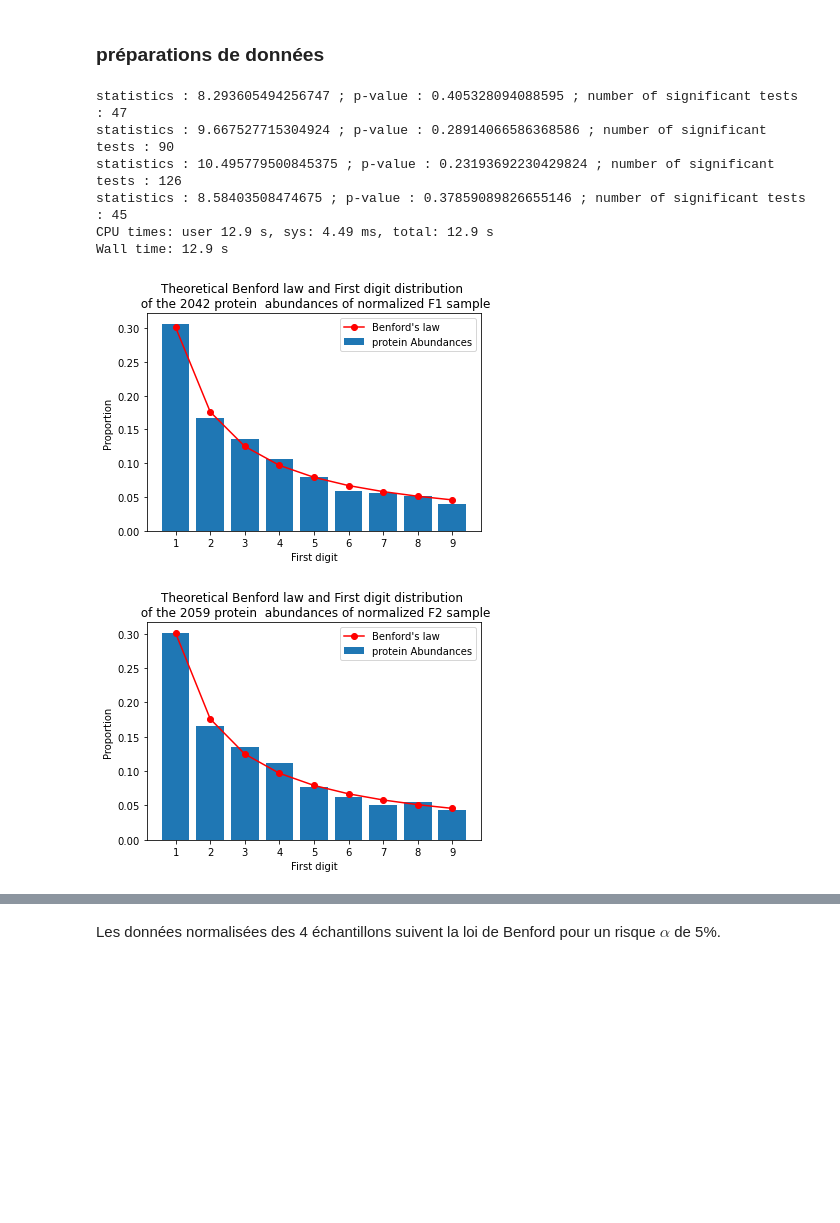
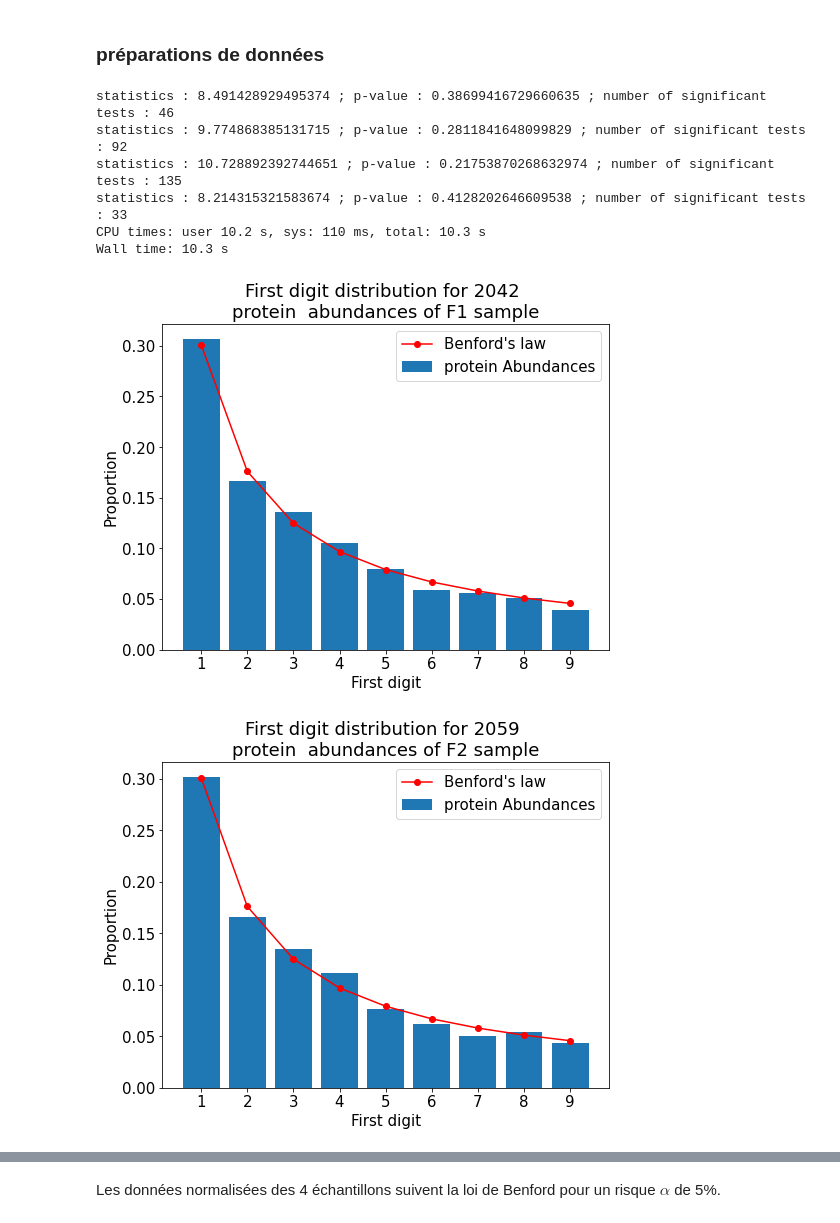
Before and after one commit to pierrepo/benford-law, a Jupyter notebook: data_abundance_analysis/e.coli_abundance.ipynb, the cells around one changed output, grey strips where cells are left out. Cells and saved outputs as stored; diff of their text form; code cells hidden in the pictures; blank space fills up the shorter version.

```diff
--- a/data_abundance_analysis/e.coli_abundance.ipynb
+++ b/data_abundance_analysis/e.coli_abundance.ipynb
@@ -270,30 +267,31 @@ pval_list = []
 stat_list = []
 # %%
 %%time
+plt.rc('font', size=15)
 pval_list = []
 stat_list = []
 f_benford = benford.get_theoretical_freq_benford()
 for i in range(len(abundance_norm_id)):
     abundance_norm_ech = data[abundance_norm_id[i]]
     # remove 0
     abundance_norm_ech = abundance_norm_ech[abundance_norm_ech > 0]
     # récupération des first digit
     d_obs = benford.count_first_digit(abundance_norm_ech)
     # histogramme
     benford.build_hist_freq_ben(benford.normalize_first_digit(d_obs), f_benford, nb_digit=1,
-                            title=("Theoretical Benford law and First digit distribution \n "
-                            f"of the {sum(d_obs)} protein  abundances of {ech_name[i]} sample"),
-                            legend="protein Abundances")
-    #plt.savefig(f"e.coli_{ech_name[i]}.png")
+                            title=("First digit distribution "
+                            f"for {sum(d_obs)} \nprotein  abundances of {ech_name[i]} sample"),
+                            legend="protein Abundances", size=(8,6))
+    plt.savefig(f"e.coli_{ech_name[i]}.png")
     # test statistique
     statistics, p_val, nb_signif = benford.calculate_bootstrap_chi2(abundance_norm_ech, f_benford, nb_digit=1)
     pval_list.append(p_val); stat_list.append(statistics);
 # %% [output]
-statistics : 8.293605494256747 ; p-value : 0.405328094088595 ; number of significant tests : 47
-statistics : 9.667527715304924 ; p-value : 0.28914066586368586 ; number of significant tests : 90
-statistics : 10.495779500845375 ; p-value : 0.23193692230429824 ; number of significant tests : 126
-statistics : 8.58403508474675 ; p-value : 0.37859089826655146 ; number of significant tests : 45
-CPU times: user 12.9 s, sys: 4.49 ms, total: 12.9 s
-Wall time: 12.9 s
+statistics : 8.491428929495374 ; p-value : 0.38699416729660635 ; number of significant tests : 46
+statistics : 9.774868385131715 ; p-value : 0.2811841648099829 ; number of significant tests : 92
+statistics : 10.728892392744651 ; p-value : 0.21753870268632974 ; number of significant tests : 135
+statistics : 8.214315321583674 ; p-value : 0.4128202646609538 ; number of significant tests : 33
+CPU times: user 10.2 s, sys: 110 ms, total: 10.3 s
+Wall time: 10.3 s
-[figure, old version]
+[figure, new version]
-[figure, old version]
+[figure, new version]
```
Also changed, not shown: parts of 8 cells of this notebook, 8 other files.
